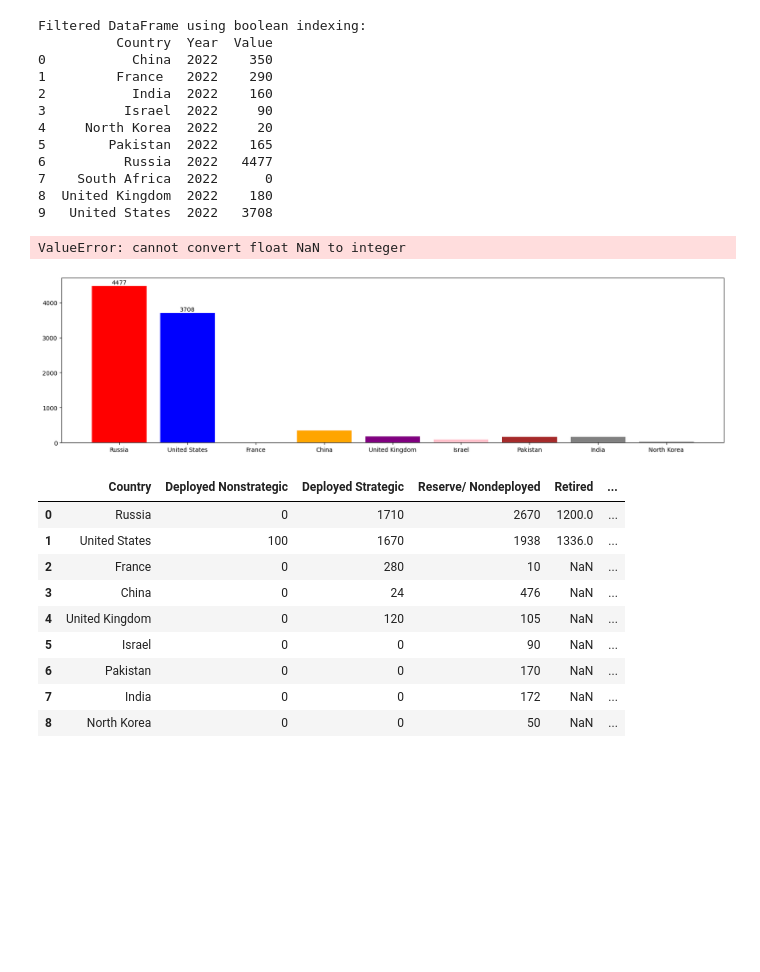
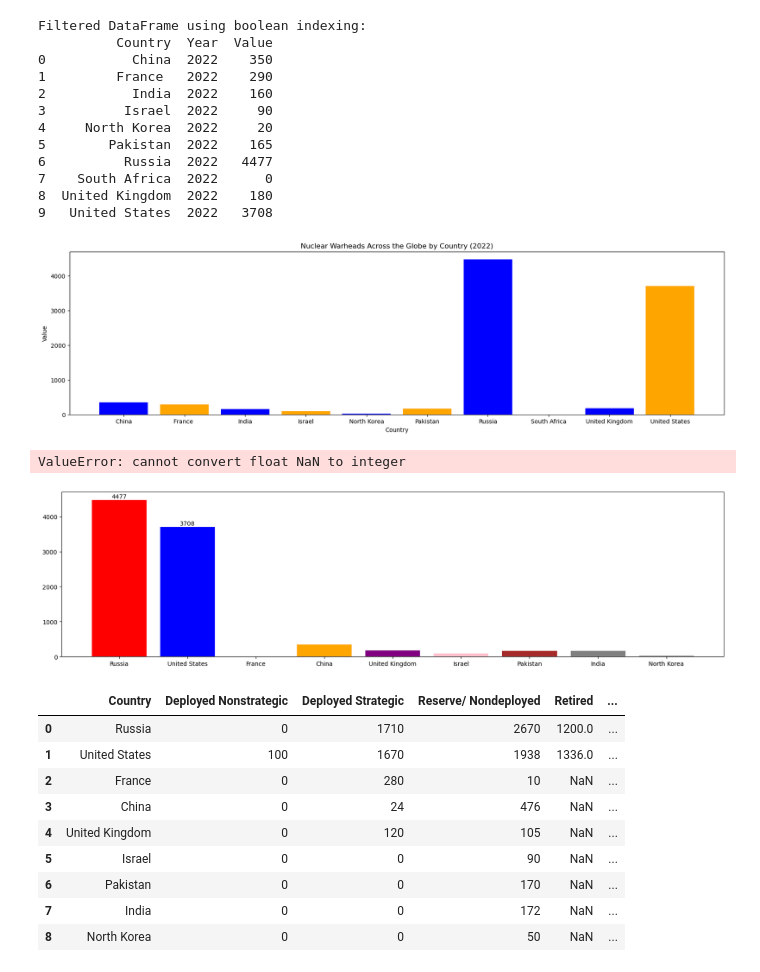
Before and after one commit to Blackbullbjj/eco_v_nukes, a Jupyter notebook: nuke_stockpile.ipynb, the cells around one changed output. Saved outputs shown, nothing was run; the diff lists cells and outputs as text; code cells hidden in the pictures; blank space fills up the shorter version.

```diff
--- a/nuke_stockpile.ipynb
+++ b/nuke_stockpile.ipynb
@@ -91,14 +91,13 @@ Filtered DataFrame using boolean indexing:
 8  United Kingdom  2022    180
 9   United States  2022   3708
 # %%
-'''
 plt.figure(figsize=(20, 5))
 plt.bar(df_2022['Country'], df_2022['Value'], color=['blue', 'orange'])
 plt.xlabel('Country')
 plt.ylabel('Value')
 plt.title('Nuclear Warheads Across the Globe by Country (2022)')
 plt.show()
-'''
+
 df_2022 = pd.DataFrame(data)
 
 # Desired order of countries
@@ -112,35 +111,36 @@ colors = {
     'Russia': 'red',
     'United States': 'blue',
     'France': 'green',
     'China': 'orange',
     'United Kingdom': 'purple',
     'Israel': 'pink',
     'Pakistan': 'brown',
     'India': 'grey',
     'North Korea': 'black'
 }
 
 # Assign colors to the DataFrame
 df_2022['Color'] = df_2022['Country'].map(colors)
 
 # Create a bar plot with different colors for each country
 plt.figure(figsize=(20, 5))
 bars = plt.bar(df_2022['Country'], df_2022['Value'], color=df_2022['Color'])
 
 # Add value annotations on top of the bars
 for bar in bars:
     yval = bar.get_height()
     plt.text(bar.get_x() + bar.get_width()/2, yval, int(yval), ha='center', va='bottom', fontsize=10)
 
 plt.xlabel('Country')
 plt.ylabel('Value')
 plt.title('Nuclear Warheads Across the Globe by Country (2022)')
 plt.xticks(rotation=45, ha='right')  # Rotate x-axis labels for better readability
 plt.tight_layout()  # Adjust layout to fit labels
 plt.show()
 # %% [output]
+[figure, new version]
 ValueError: cannot convert float NaN to integer
-[figure, old version]
+[figure, added]
 # %%
 nuke_current = pd.read_csv("../eco_v_nukes/data/2024 nuke.csv")
 nuke_current.head(10)
```
Also changed, not shown: parts of 1 cell of this notebook, 3 other files.
